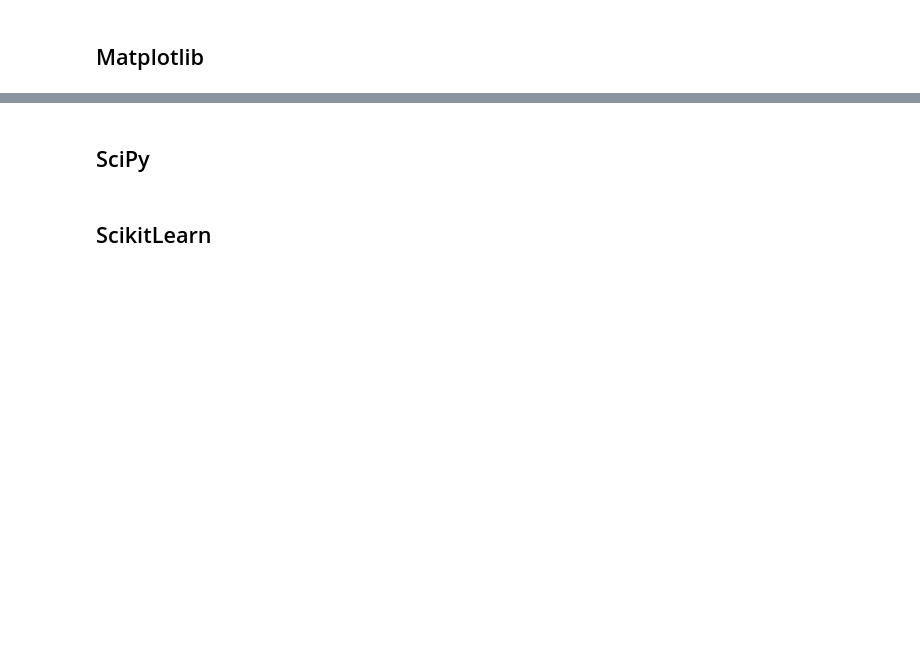
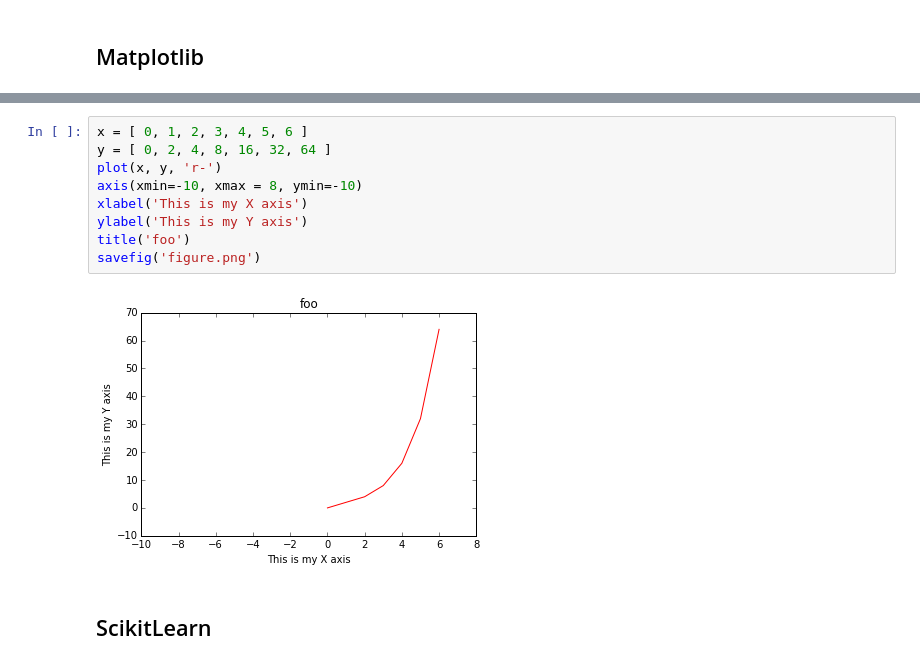
Before and after one commit to mkurek/tp_python, a Jupyter notebook: TP.ipynb, the cells around one changed output, grey strips where cells are left out. Drawn from its saved outputs; the diff is of its cells as text; blank space fills up the shorter version.

```diff
--- a/TP.ipynb
+++ b/TP.ipynb
@@ -1062,4 +1192,13 @@ plt.title('A simple chirp')
-# %% [markdown]
-## SciPy
+# %%
+x = [ 0, 1, 2, 3, 4, 5, 6 ]
+y = [ 0, 2, 4, 8, 16, 32, 64 ]
+plot(x, y, 'r-')
+axis(xmin=-10, xmax = 8, ymin=-10)
+xlabel('This is my X axis')
+ylabel('This is my Y axis')
+title('foo')
+savefig('figure.png')
+# %% [output]
+[figure, added]
 # %% [markdown]
 ## ScikitLearn
```
Also changed, not shown: parts of 102 cells of this notebook, 3 other files.
